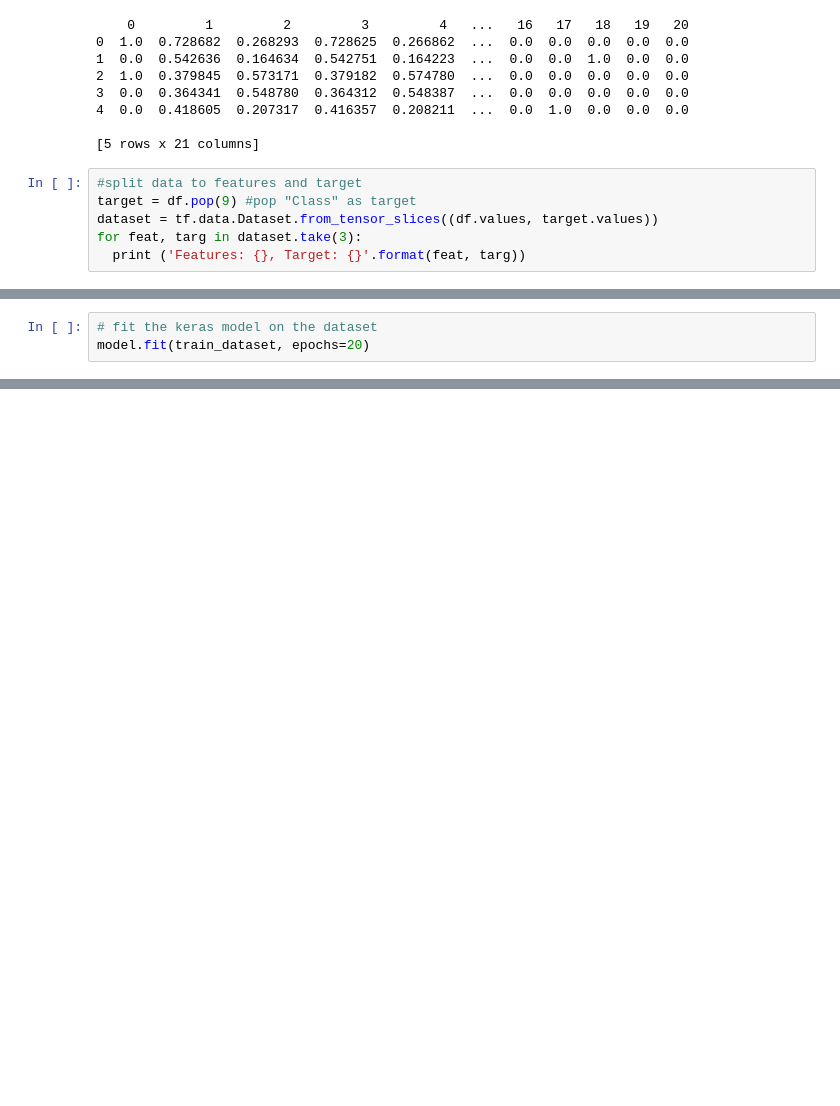
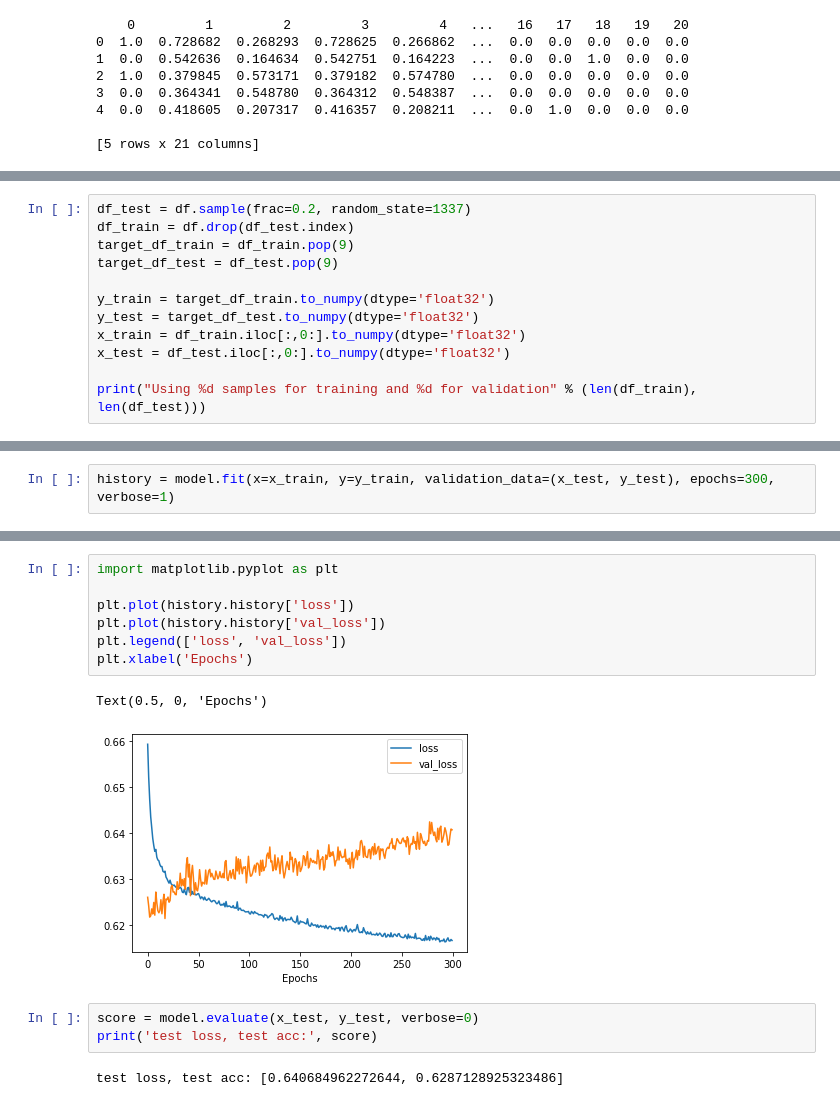
Before and after one commit to Nurguyan/Ice-Hockey-Match-Outcome-Predictor, a Jupyter notebook: Ice-Hockey-Match-Outcome-Predictor.ipynb, the cells around one changed output, grey strips where cells are left out. Drawn from its saved outputs; the diff is of its cells as text; blank space fills up the shorter version.

```diff
--- a/Ice-Hockey-Match-Outcome-Predictor.ipynb
+++ b/Ice-Hockey-Match-Outcome-Predictor.ipynb
@@ -62,9 +62,3 @@ print(df[:5])
 4  0.0  0.418605  0.207317  0.416357  0.208211  ...  0.0  1.0  0.0  0.0  0.0
 
 [5 rows x 21 columns]
-# %%
-#split data to features and target
-target = df.pop(9) #pop "Class" as target
-dataset = tf.data.Dataset.from_tensor_slices((df.values, target.values))
-for feat, targ in dataset.take(3):
-  print ('Features: {}, Target: {}'.format(feat, targ))
@@ -86,0 +65,12 @@ train_dataset = dataset.shuffle(len(df)).batch(1)
+# %%
+df_test = df.sample(frac=0.2, random_state=1337)
+df_train = df.drop(df_test.index)
+target_df_train = df_train.pop(9)
+target_df_test = df_test.pop(9)
+
+y_train = target_df_train.to_numpy(dtype='float32')
+y_test = target_df_test.to_numpy(dtype='float32')
+x_train = df_train.iloc[:,0:].to_numpy(dtype='float32')
+x_test = df_test.iloc[:,0:].to_numpy(dtype='float32')
+
+print("Using %d samples for training and %d for validation" % (len(df_train), len(df_test)))
@@ -99,3 +90,0 @@ model.compile(loss='binary_crossentropy', optimizer='adam', metrics=['accuracy']
-# %%
-# fit the keras model on the dataset
-model.fit(train_dataset, epochs=20)
@@ -120,0 +91,2 @@ Epoch 20/20
+# %%
+history = model.fit(x=x_train, y=y_train, validation_data=(x_test, y_test), epochs=300, verbose=1)
@@ -120,0 +111,15 @@ Epoch 20/20
+# %%
+import matplotlib.pyplot as plt
+
+plt.plot(history.history['loss'])
+plt.plot(history.history['val_loss'])
+plt.legend(['loss', 'val_loss'])
+plt.xlabel('Epochs')
+# %% [output]
+Text(0.5, 0, 'Epochs')
+[figure, added]
+# %%
+score = model.evaluate(x_test, y_test, verbose=0)
+print('test loss, test acc:', score)
+# %% [output]
+test loss, test acc: [0.640684962272644, 0.6287128925323486]
```
Also changed, not shown: parts of 7 cells of this notebook.
